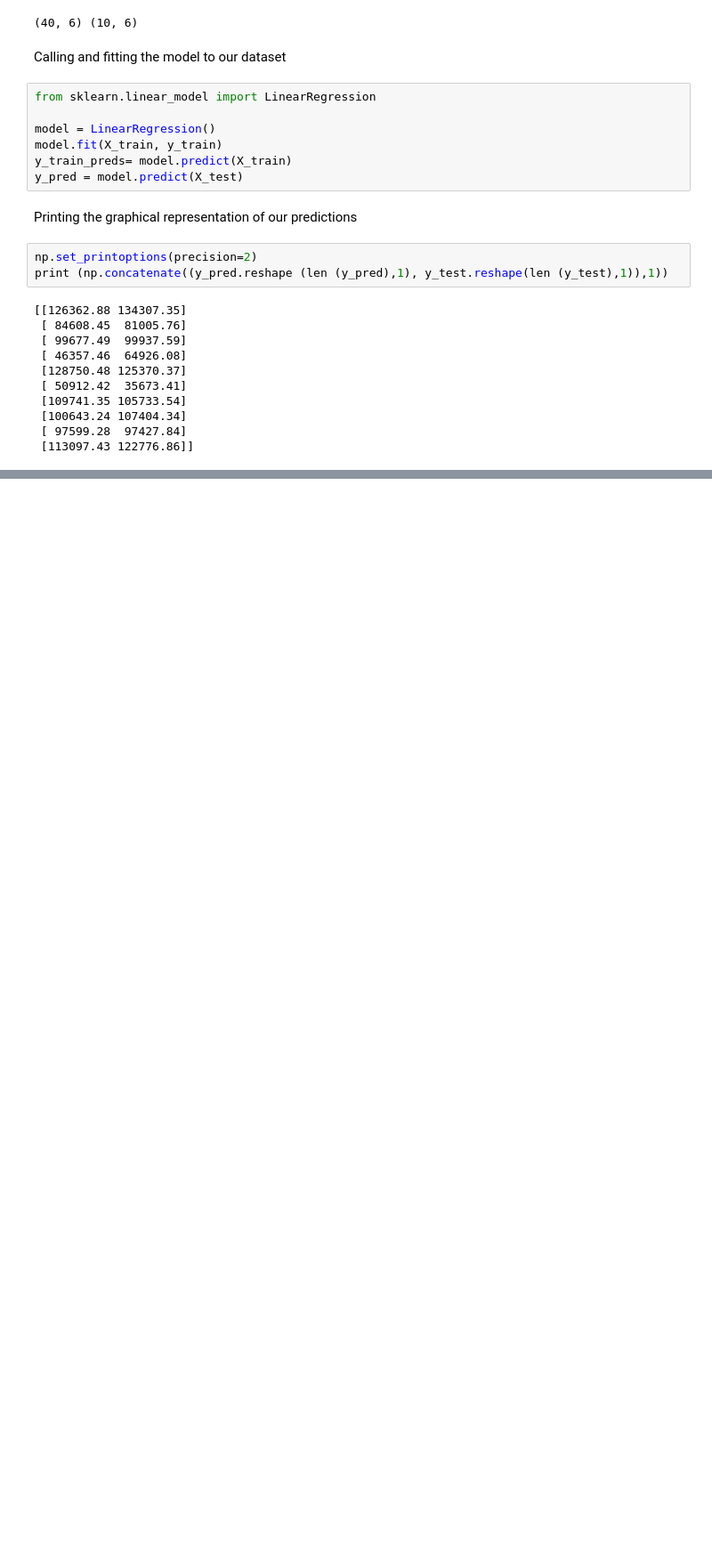
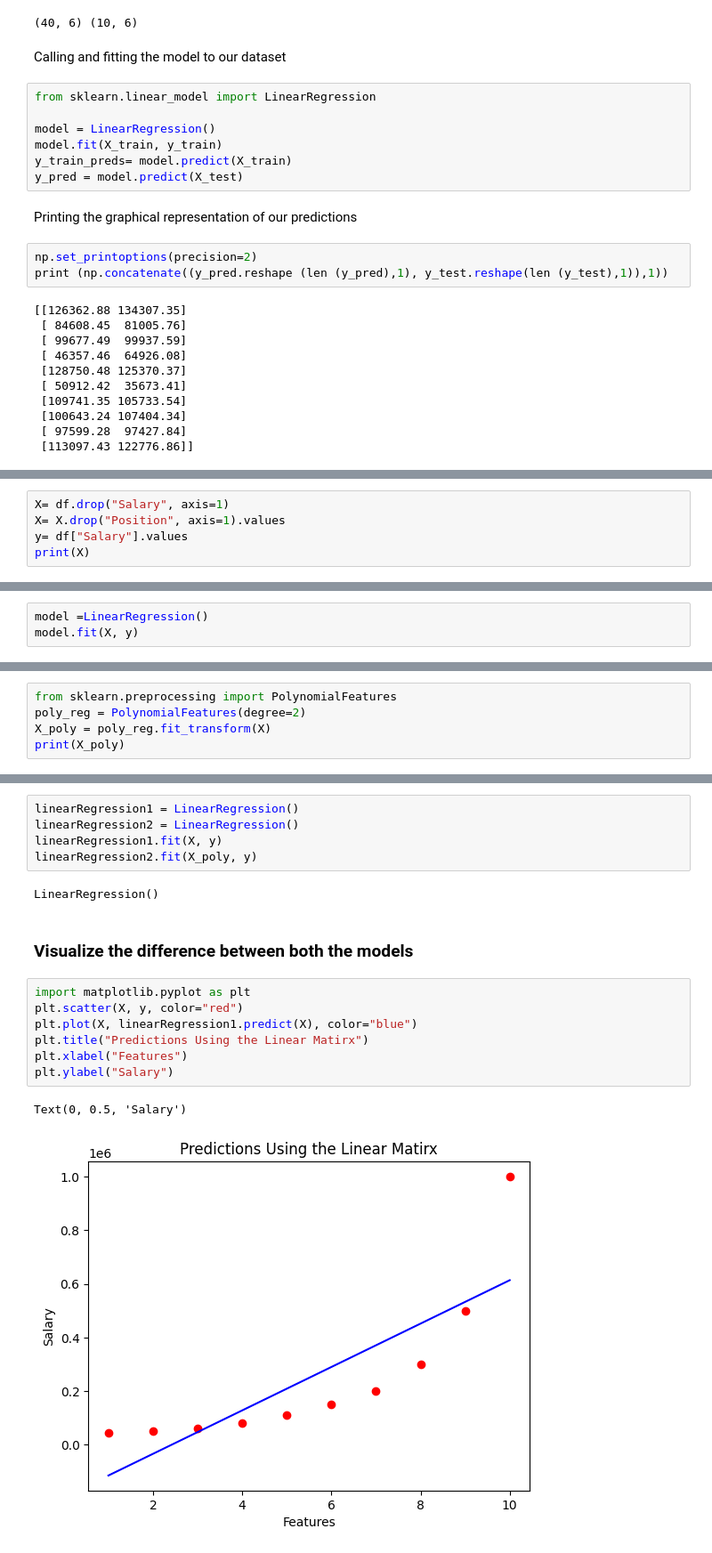
Before and after one commit to Nikhil-Patil-Web/MachineLearningTutorials, a Jupyter notebook: CodeAlongFile.ipynb, the cells around one changed output, grey strips where cells are left out. Shown at 89% size. Drawn from its saved outputs; the diff is of its cells as text; blank space fills up the shorter version.

```diff
--- a/CodeAlongFile.ipynb
+++ b/CodeAlongFile.ipynb
@@ -288,0 +309,5 @@ We will now begin with the Polynomial Regression
+# %%
+X= df.drop("Salary", axis=1)
+X= X.drop("Position", axis=1).values
+y= df["Salary"].values
+print(X)
@@ -288,0 +363,3 @@ We will now begin with the Polynomial Regression
+# %%
+model =LinearRegression()
+model.fit(X, y)
@@ -288,0 +368,5 @@ We will now begin with the Polynomial Regression
+# %%
+from sklearn.preprocessing import PolynomialFeatures
+poly_reg = PolynomialFeatures(degree=2)
+X_poly = poly_reg.fit_transform(X)
+print(X_poly)
@@ -288,0 +384,19 @@ We will now begin with the Polynomial Regression
+# %%
+linearRegression1 = LinearRegression()
+linearRegression2 = LinearRegression()
+linearRegression1.fit(X, y)
+linearRegression2.fit(X_poly, y)
+# %% [output]
+LinearRegression()
+# %% [markdown]
+### Visualize the difference between both the models
+# %%
+import matplotlib.pyplot as plt
+plt.scatter(X, y, color="red")
+plt.plot(X, linearRegression1.predict(X), color="blue")
+plt.title("Predictions Using the Linear Matirx")
+plt.xlabel("Features")
+plt.ylabel("Salary")
+# %% [output]
+Text(0, 0.5, 'Salary')
+[figure, added]
```
Also changed, not shown: parts of 26 cells of this notebook.
